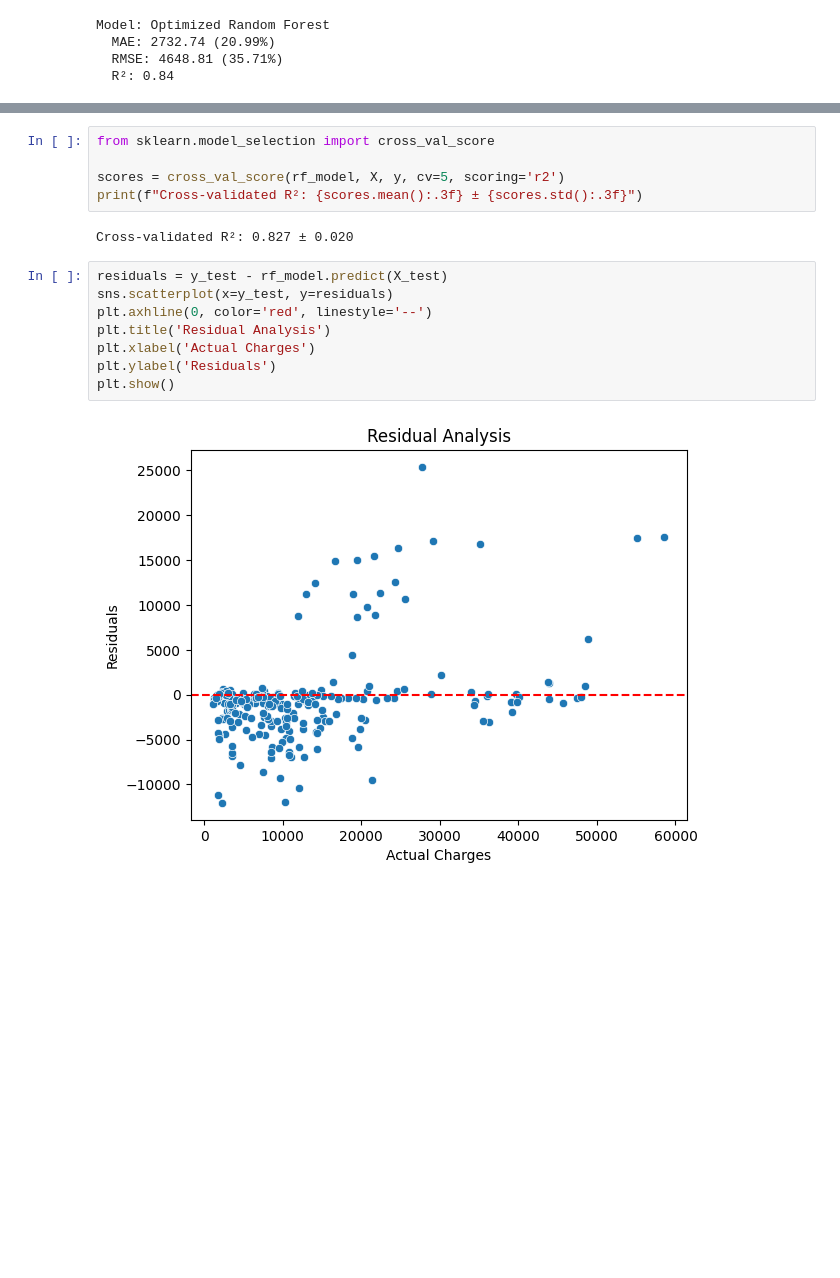
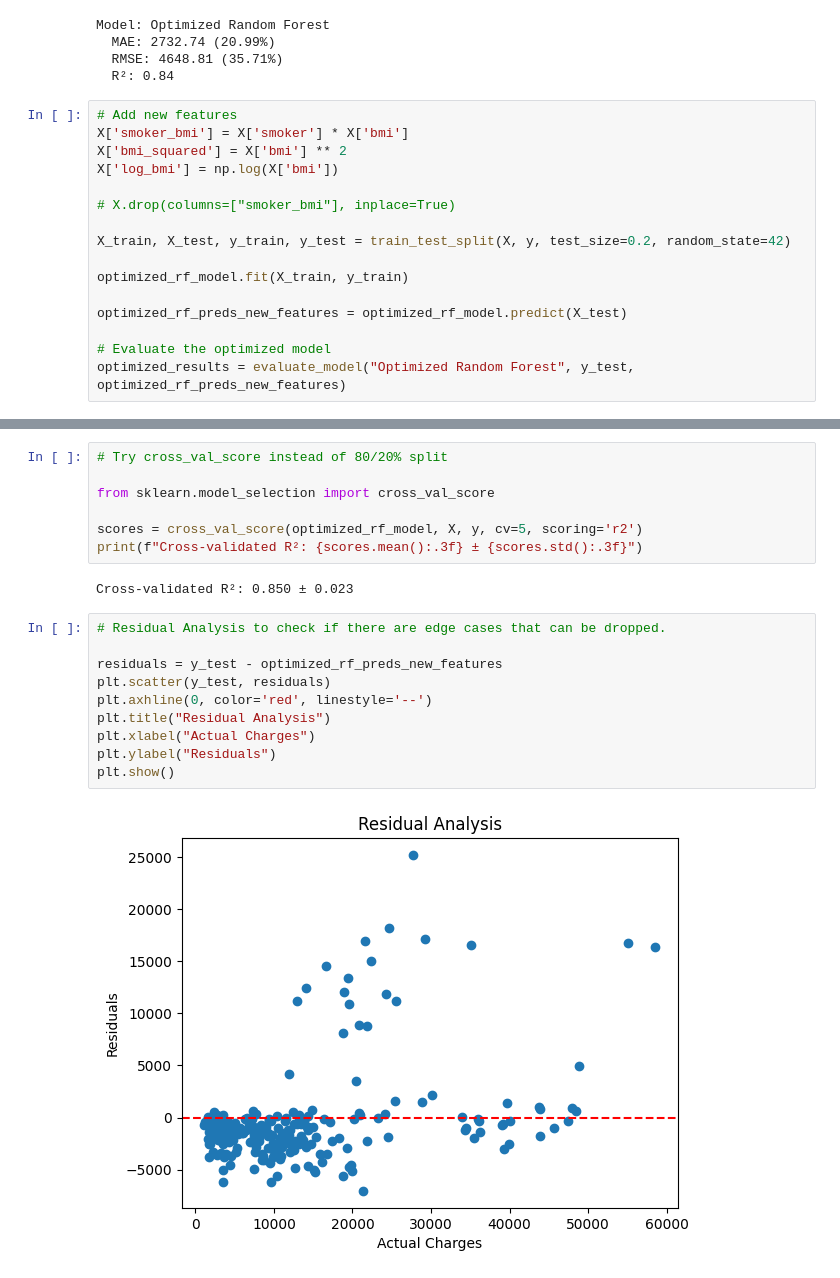
Before and after one commit to Ghaiath/Pythonprogrammering-for-AI-utveckling-HT24, a Jupyter notebook: Projects/project2/notebook.ipynb, the cells around one changed output, grey strips where cells are left out. Cells and saved outputs as stored; diff of their text form; blank space fills up the shorter version.

Commit message:
Add last predictions

```diff
--- a/Projects/project2/notebook.ipynb
+++ b/Projects/project2/notebook.ipynb
@@ -205,3 +223,19 @@ Model: Optimized Random Forest
   MAE: 2732.74 (20.99%)
   RMSE: 4648.81 (35.71%)
   R²: 0.84
+# %%
+# Add new features
+X['smoker_bmi'] = X['smoker'] * X['bmi']
+X['bmi_squared'] = X['bmi'] ** 2
+X['log_bmi'] = np.log(X['bmi'])
+
+# X.drop(columns=["smoker_bmi"], inplace=True)
+
+X_train, X_test, y_train, y_test = train_test_split(X, y, test_size=0.2, random_state=42)
+
+optimized_rf_model.fit(X_train, y_train)
+
+optimized_rf_preds_new_features = optimized_rf_model.predict(X_test)
+
+# Evaluate the optimized model
+optimized_results = evaluate_model("Optimized Random Forest", y_test, optimized_rf_preds_new_features)
@@ -223,17 +257,21 @@ plt.show()
 # %%
+# Try cross_val_score instead of 80/20% split
+
 from sklearn.model_selection import cross_val_score
 
-scores = cross_val_score(rf_model, X, y, cv=5, scoring='r2')
+scores = cross_val_score(optimized_rf_model, X, y, cv=5, scoring='r2')
 print(f"Cross-validated R²: {scores.mean():.3f} ± {scores.std():.3f}")
 # %% [output]
-Cross-validated R²: 0.827 ± 0.020
+Cross-validated R²: 0.850 ± 0.023
 # %%
-residuals = y_test - rf_model.predict(X_test)
-sns.scatterplot(x=y_test, y=residuals)
+# Residual Analysis to check if there are edge cases that can be dropped.
+
+residuals = y_test - optimized_rf_preds_new_features
+plt.scatter(y_test, residuals)
 plt.axhline(0, color='red', linestyle='--')
-plt.title('Residual Analysis')
-plt.xlabel('Actual Charges')
-plt.ylabel('Residuals')
+plt.title("Residual Analysis")
+plt.xlabel("Actual Charges")
+plt.ylabel("Residuals")
 plt.show()
 # %% [output]
-[figure, old version]
+[figure, new version]
```
Also changed, not shown: parts of 18 cells of this notebook.
